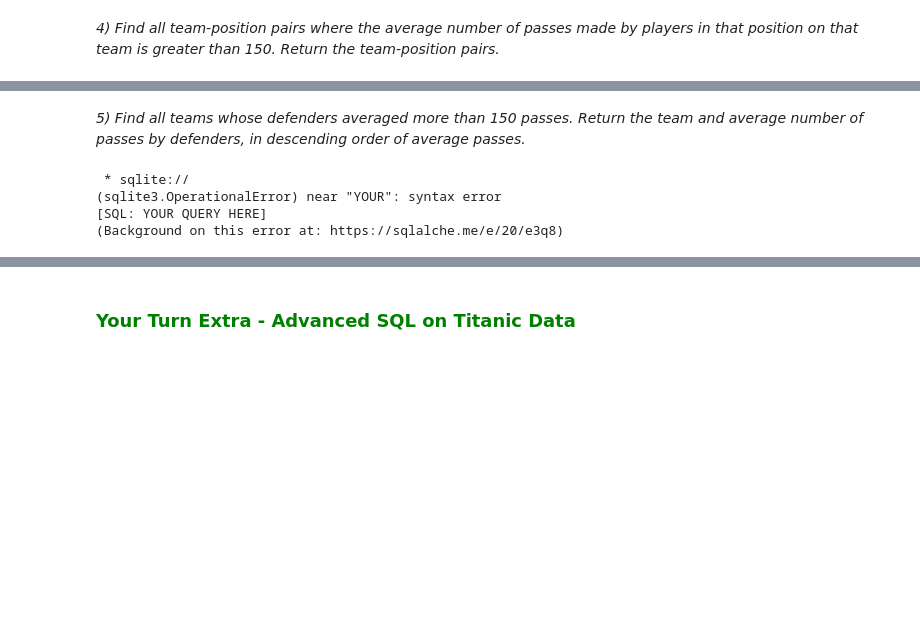
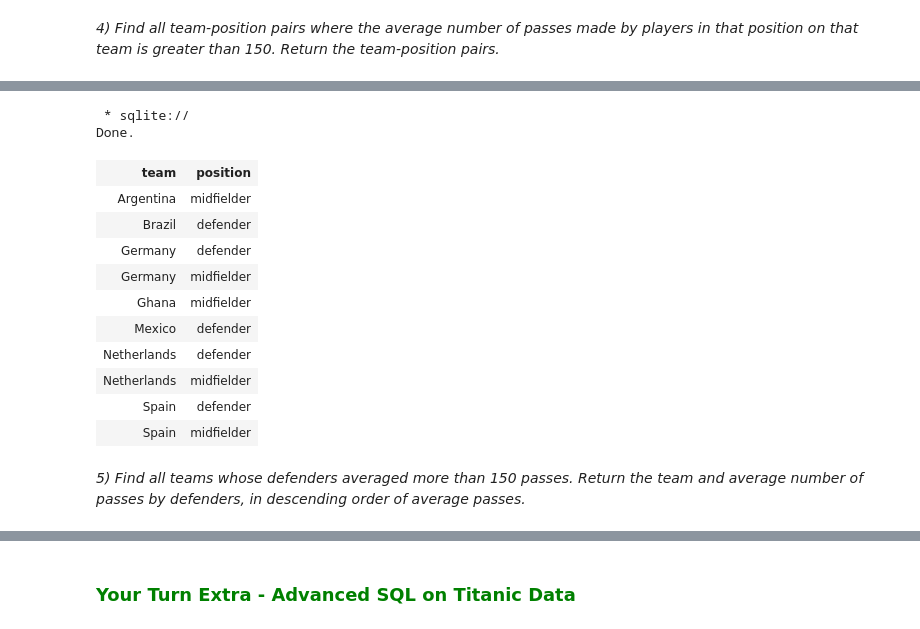
Before and after one commit to allenrojo/-data-science-activities, a Jupyter notebook: sql/SQLAdvanced.ipynb, the cells around one changed output, grey strips where cells are left out. Cells and saved outputs as stored; diff of their text form; code cells hidden in the pictures; blank space fills up the shorter version.

```diff
--- a/sql/SQLAdvanced.ipynb
+++ b/sql/SQLAdvanced.ipynb
@@ -788,10 +881,22 @@ YOUR QUERY HERE
+# %%
+%%sql
+select team, position
+from players
+group by team, position
+having avg(passes) > 150
+# %% [output]
+ * sqlite://
+Done.
+| team | position |
+| Argentina | midfielder |
+| Brazil | defender |
+| Germany | defender |
+| Germany | midfielder |
+| Ghana | midfielder |
+| Mexico | defender |
+| Netherlands | defender |
+| Netherlands | midfielder |
+| Spain | defender |
+| Spain | midfielder |
 # %% [markdown]
 *5) Find all teams whose defenders averaged more than 150 passes. Return the team and average number of passes by defenders, in descending order of average passes.*
-# %%
-%%sql
-YOUR QUERY HERE
-# %% [output]
- * sqlite://
-(sqlite3.OperationalError) near "YOUR": syntax error
-[SQL: YOUR QUERY HERE]
-(Background on this error at: https://sqlalche.me/e/20/e3q8)
```
Also changed, not shown: parts of 44 cells of this notebook.
